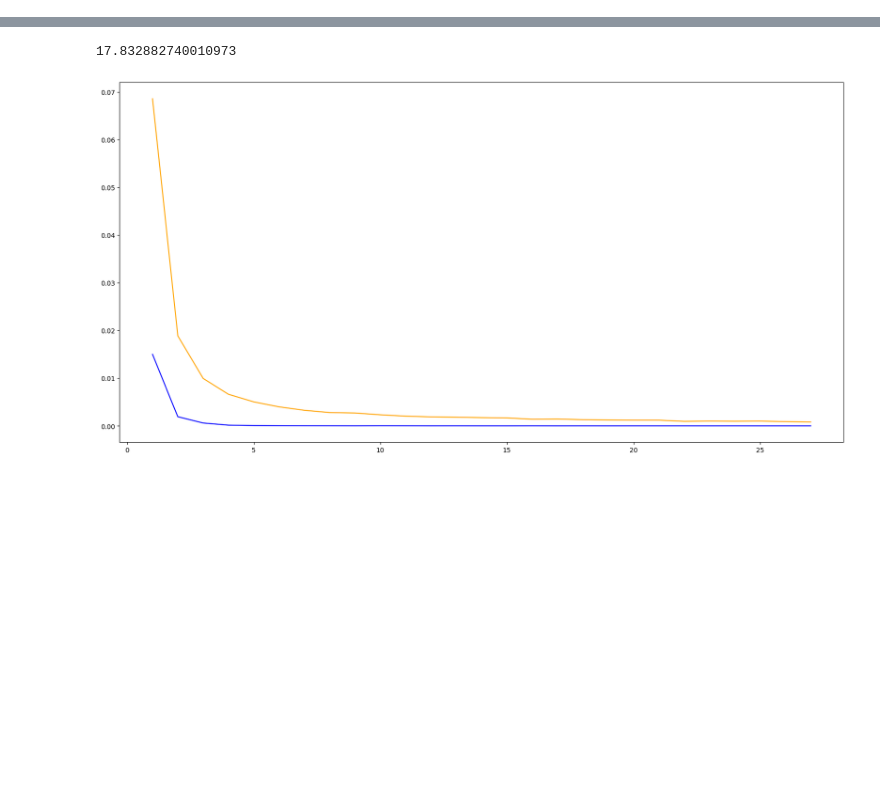
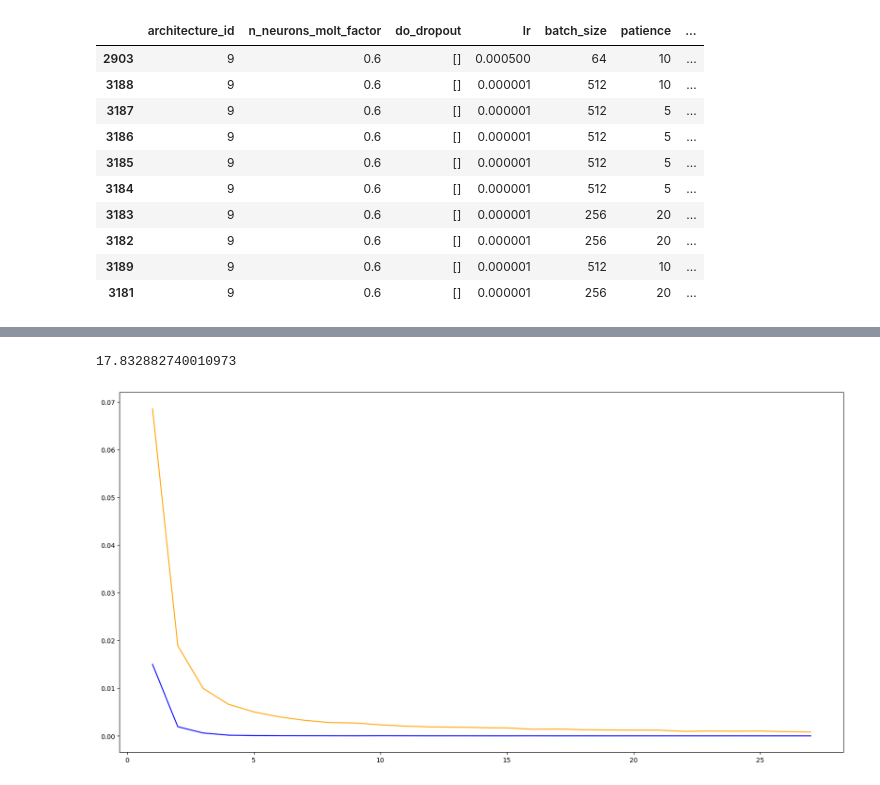
Before and after one commit to Lotto98/Sign-Language-MNIST, a Jupyter notebook: src/plots.ipynb, the cells around one changed output, grey strips where cells are left out. Saved outputs shown, nothing was run; the diff lists cells and outputs as text; code cells hidden in the pictures; blank space fills up the shorter version.

```diff
--- a/src/plots.ipynb
+++ b/src/plots.ipynb
@@ -22,0 +60,14 @@ best_index = tests["test_accuracies"].argmax()
+# %%
+all_Classifier_2_results.sort_values("test_accuracies").head(10)
+# %% [output]
+|  | architecture_id | n_neurons_molt_factor | do_dropout | lr | batch_size | patience | ... |
+| 2903 | 9 | 0.6 | [] | 0.000500 | 64 | 10 | ... |
+| 3188 | 9 | 0.6 | [] | 0.000001 | 512 | 10 | ... |
+| 3187 | 9 | 0.6 | [] | 0.000001 | 512 | 5 | ... |
+| 3186 | 9 | 0.6 | [] | 0.000001 | 512 | 5 | ... |
+| 3185 | 9 | 0.6 | [] | 0.000001 | 512 | 5 | ... |
+| 3184 | 9 | 0.6 | [] | 0.000001 | 512 | 5 | ... |
+| 3183 | 9 | 0.6 | [] | 0.000001 | 256 | 20 | ... |
+| 3182 | 9 | 0.6 | [] | 0.000001 | 256 | 20 | ... |
+| 3189 | 9 | 0.6 | [] | 0.000001 | 512 | 10 | ... |
+| 3181 | 9 | 0.6 | [] | 0.000001 | 256 | 20 | ... |
```
Also changed, not shown: parts of 22 cells of this notebook, 4 other files.
